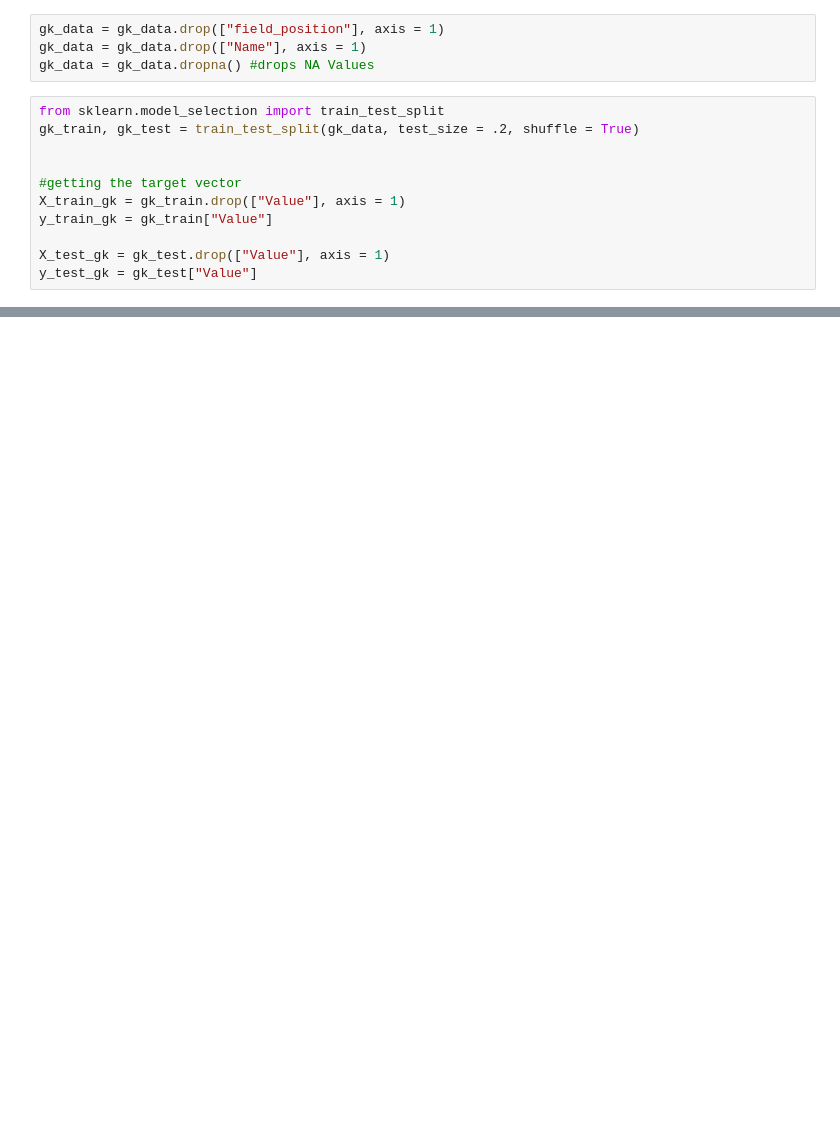
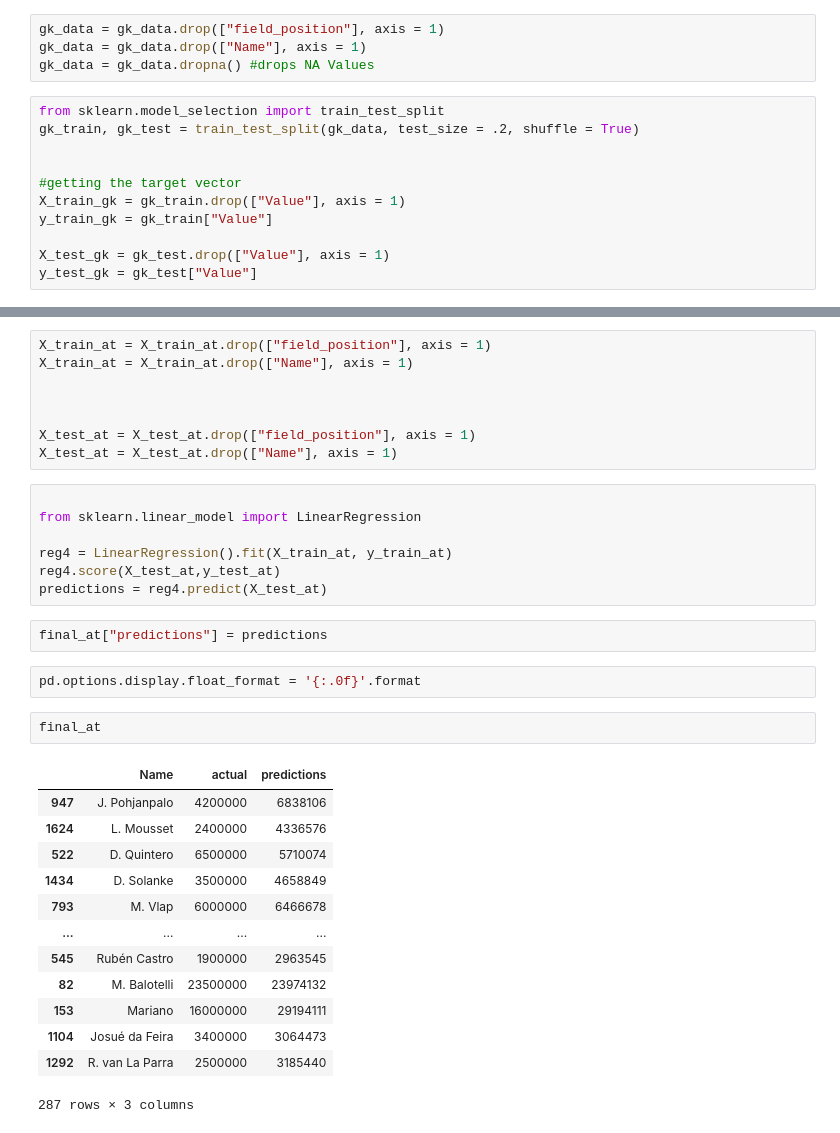
Before and after one commit to aymankhan2003/Market-Value-Predictor, a Jupyter notebook: Project.ipynb, the cells around one changed output, grey strips where cells are left out. Drawn from its saved outputs; the diff is of its cells as text; blank space fills up the shorter version.

```diff
--- a/Project.ipynb
+++ b/Project.ipynb
@@ -229,0 +163,35 @@ create coalitions advocating for shared goals
+# %%
+X_train_at = X_train_at.drop(["field_position"], axis = 1)
+X_train_at = X_train_at.drop(["Name"], axis = 1)
+
+
+
+X_test_at = X_test_at.drop(["field_position"], axis = 1)
+X_test_at = X_test_at.drop(["Name"], axis = 1)
+# %%
+
+from sklearn.linear_model import LinearRegression
+
+reg4 = LinearRegression().fit(X_train_at, y_train_at)
+reg4.score(X_test_at,y_test_at)
+predictions = reg4.predict(X_test_at)
+# %%
+final_at["predictions"] = predictions
+# %%
+pd.options.display.float_format = '{:.0f}'.format
+# %%
+final_at
+# %% [output]
+|  | Name | actual | predictions |
+| 947 | J. Pohjanpalo | 4200000 | 6838106 |
+| 1624 | L. Mousset | 2400000 | 4336576 |
+| 522 | D. Quintero | 6500000 | 5710074 |
+| 1434 | D. Solanke | 3500000 | 4658849 |
+| 793 | M. Vlap | 6000000 | 6466678 |
+| ... | ... | ... | ... |
+| 545 | Rubén Castro | 1900000 | 2963545 |
+| 82 | M. Balotelli | 23500000 | 23974132 |
+| 153 | Mariano | 16000000 | 29194111 |
+| 1104 | Josué da Feira | 3400000 | 3064473 |
+| 1292 | R. van La Parra | 2500000 | 3185440 |
+287 rows × 3 columns
```
Also changed, not shown: parts of 27 cells of this notebook.
